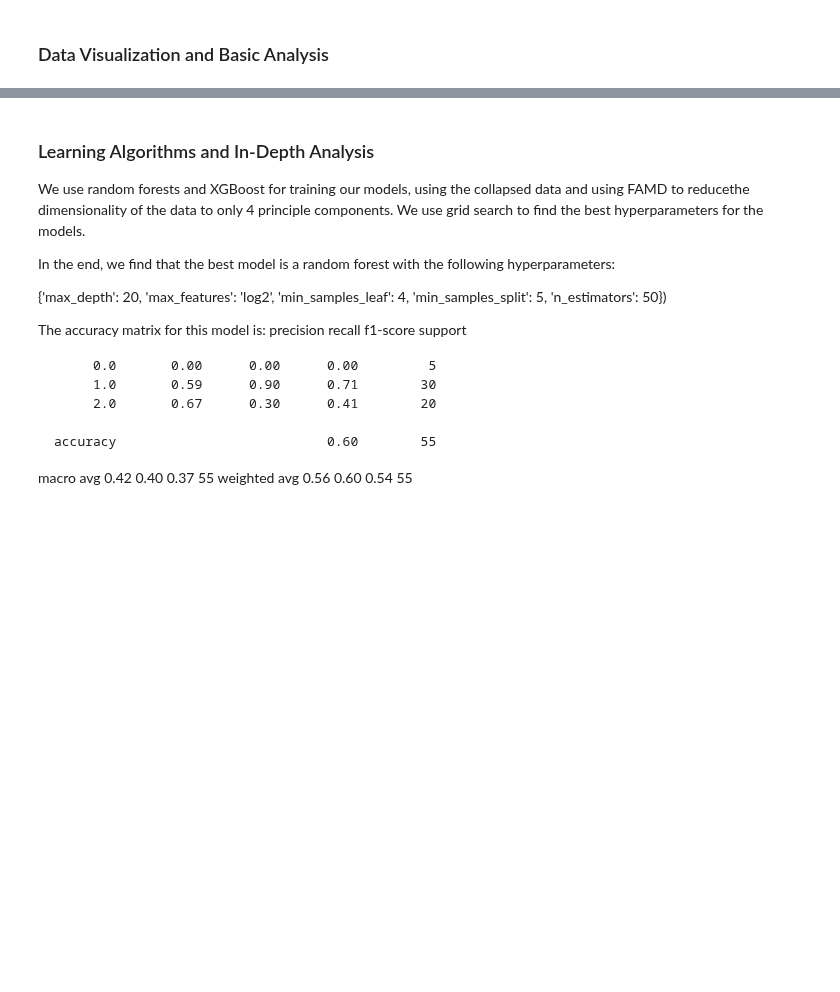
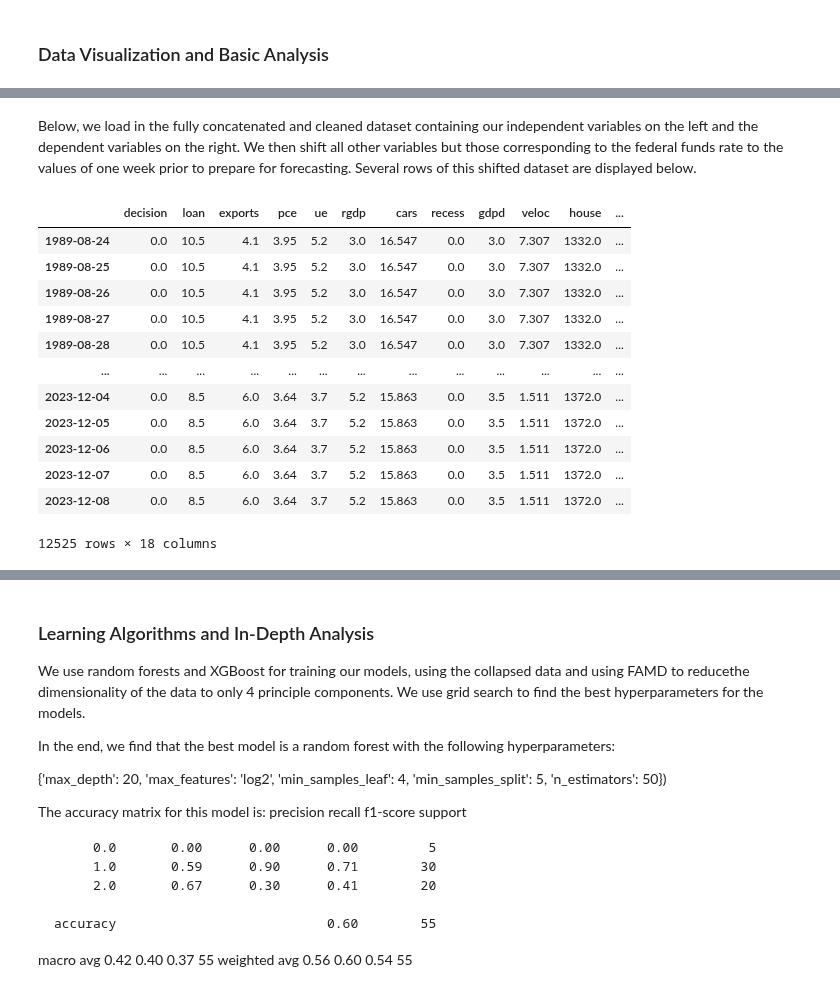
Before and after one commit to elmella/how-interest-ing, a Jupyter notebook: mv3p.ipynb, the cells around one changed output, grey strips where cells are left out. Saved outputs shown, nothing was run; the diff lists cells and outputs as text; code cells hidden in the pictures; blank space fills up the shorter version.

```diff
--- a/mv3p.ipynb
+++ b/mv3p.ipynb
@@ -171,0 +197,23 @@ Shape of collapsed data: (274, 32)
+# %% [markdown]
+Below, we load in the fully concatenated and cleaned dataset containing our independent variables on the left and the dependent variables on the right. We then shift all other variables but those corresponding to the federal funds rate to the values of one week prior to prepare for forecasting. Several rows of this shifted dataset are displayed below.
+# %%
+# properly read in data
+df = pd.read_csv('master_data_clean.csv', index_col=0)
+df.index = pd.to_datetime(df.index)
+
+df.drop(columns=['ffr', 'change', 'label_day'], inplace=True)
+df
+# %% [output]
+|  | decision | loan | exports | pce | ue | rgdp | cars | recess | gdpd | veloc | house | ... |
+| 1989-08-24 | 0.0 | 10.5 | 4.1 | 3.95 | 5.2 | 3.0 | 16.547 | 0.0 | 3.0 | 7.307 | 1332.0 | ... |
+| 1989-08-25 | 0.0 | 10.5 | 4.1 | 3.95 | 5.2 | 3.0 | 16.547 | 0.0 | 3.0 | 7.307 | 1332.0 | ... |
+| 1989-08-26 | 0.0 | 10.5 | 4.1 | 3.95 | 5.2 | 3.0 | 16.547 | 0.0 | 3.0 | 7.307 | 1332.0 | ... |
+| 1989-08-27 | 0.0 | 10.5 | 4.1 | 3.95 | 5.2 | 3.0 | 16.547 | 0.0 | 3.0 | 7.307 | 1332.0 | ... |
+| 1989-08-28 | 0.0 | 10.5 | 4.1 | 3.95 | 5.2 | 3.0 | 16.547 | 0.0 | 3.0 | 7.307 | 1332.0 | ... |
+| ... | ... | ... | ... | ... | ... | ... | ... | ... | ... | ... | ... | ... |
+| 2023-12-04 | 0.0 | 8.5 | 6.0 | 3.64 | 3.7 | 5.2 | 15.863 | 0.0 | 3.5 | 1.511 | 1372.0 | ... |
+| 2023-12-05 | 0.0 | 8.5 | 6.0 | 3.64 | 3.7 | 5.2 | 15.863 | 0.0 | 3.5 | 1.511 | 1372.0 | ... |
+| 2023-12-06 | 0.0 | 8.5 | 6.0 | 3.64 | 3.7 | 5.2 | 15.863 | 0.0 | 3.5 | 1.511 | 1372.0 | ... |
+| 2023-12-07 | 0.0 | 8.5 | 6.0 | 3.64 | 3.7 | 5.2 | 15.863 | 0.0 | 3.5 | 1.511 | 1372.0 | ... |
+| 2023-12-08 | 0.0 | 8.5 | 6.0 | 3.64 | 3.7 | 5.2 | 15.863 | 0.0 | 3.5 | 1.511 | 1372.0 | ... |
+12525 rows × 18 columns
```
Also changed, not shown: parts of 21 cells of this notebook, 1 other file.
